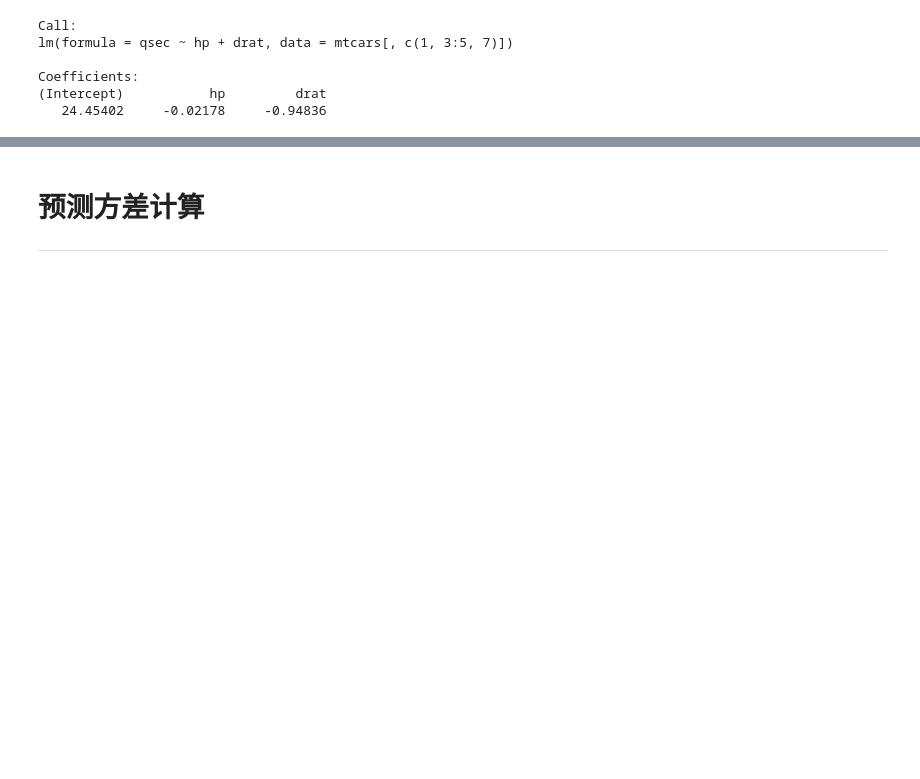
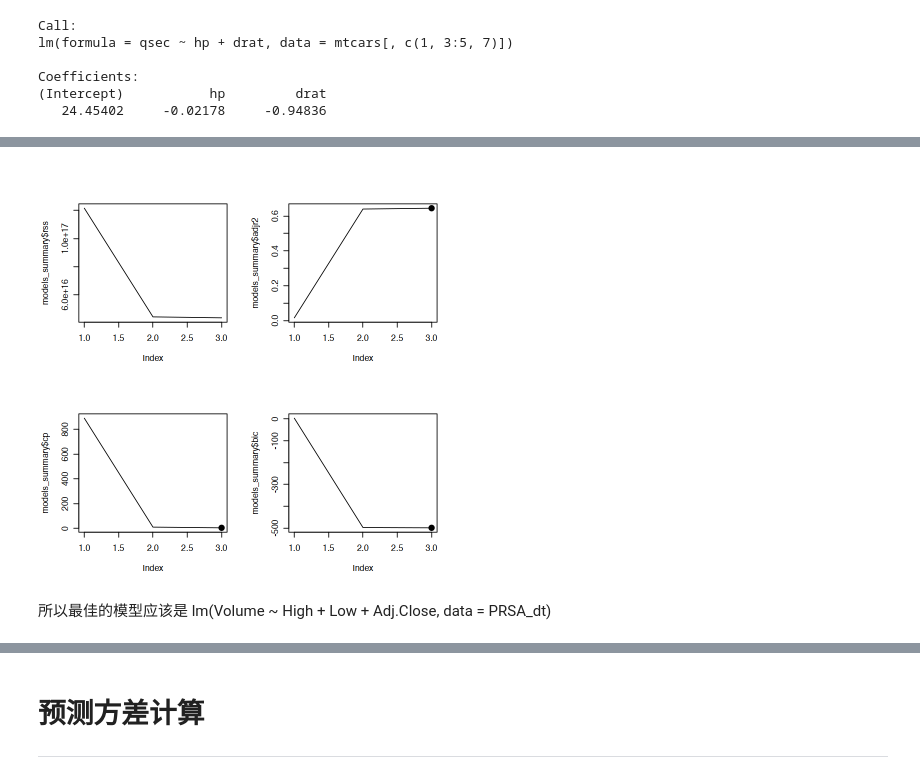
Before and after one commit to nab-iak/R_memo, a Jupyter notebook: jupyter_notebook/linear_regression_relation.ipynb, the cells around one changed output, grey strips where cells are left out. Drawn from its saved outputs; the diff is of its cells as text; code cells hidden in the pictures; blank space fills up the shorter version.

```diff
--- a/jupyter_notebook/linear_regression_relation.ipynb
+++ b/jupyter_notebook/linear_regression_relation.ipynb
@@ -663,0 +899,22 @@ Coefficients:
+# %%
+par(mfrow=c(2,2))
+plot(models_summary$rss,type="line")
+plot(models_summary$adjr2,type="line")
+points(
+    which.max(models_summary$adjr2),
+    models_summary$adjr2[which.max(models_summary$adjr2)],
+    color="black",pch=20,cex=2
+    )
+plot(models_summary$cp,type="line")
+points(
+    which.min(models_summary$cp),
+    models_summary$cp[which.min(models_summary$cp)],
+    color="black",pch=20,cex=2
+    )
+plot(models_summary$bic,type="line")
+points(
+    which.min(models_summary$bic),
+    models_summary$bic[which.min(models_summary$bic)],
+    color="black",pch=20,cex=2
+    )
+# %% [output]
@@ -663,0 +935,3 @@ Coefficients:
+[figure, added]
+# %% [markdown]
+所以最佳的模型应该是 lm(Volume ~ High + Low + Adj.Close, data = PRSA_dt)
```
Also changed, not shown: parts of 23 cells of this notebook, 5 other files.
